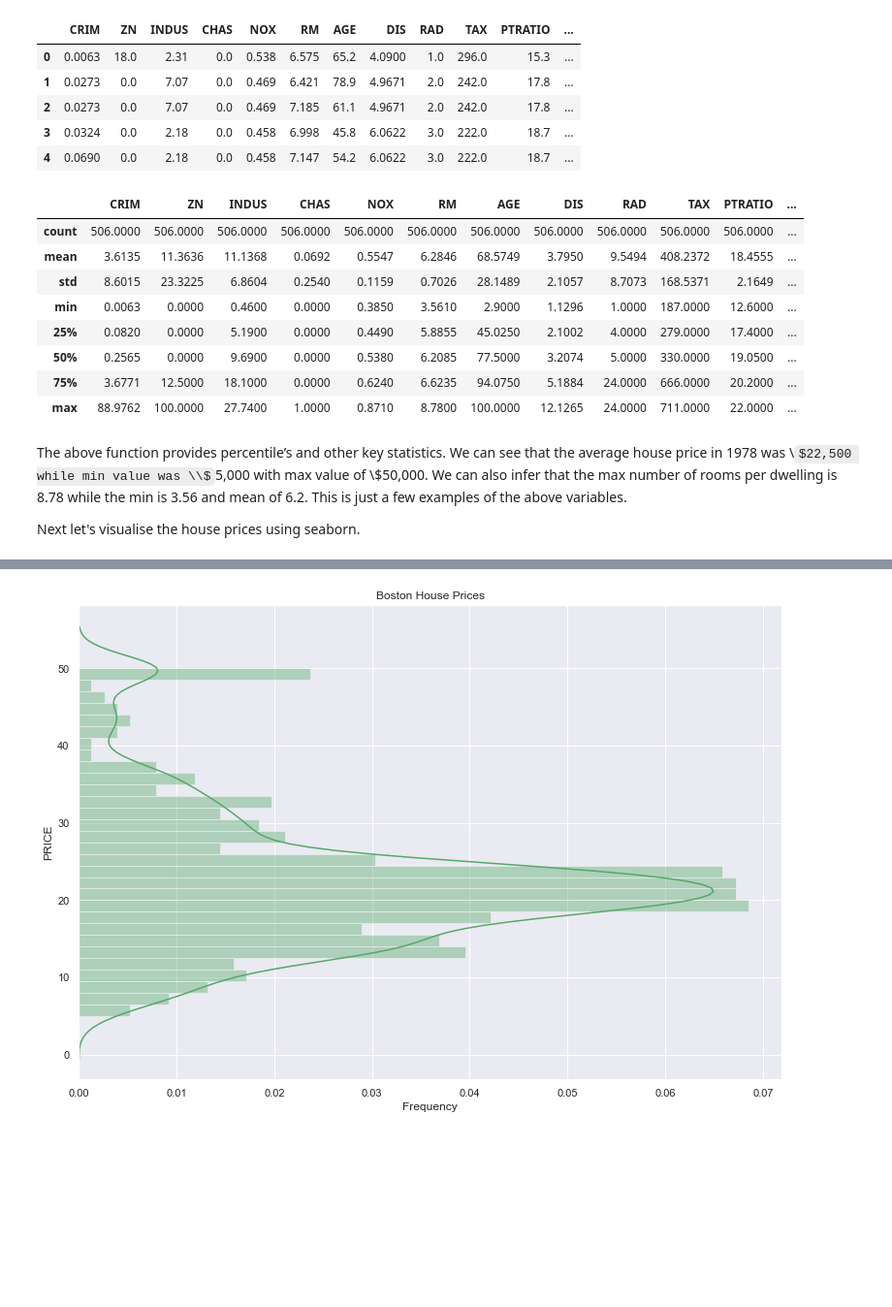
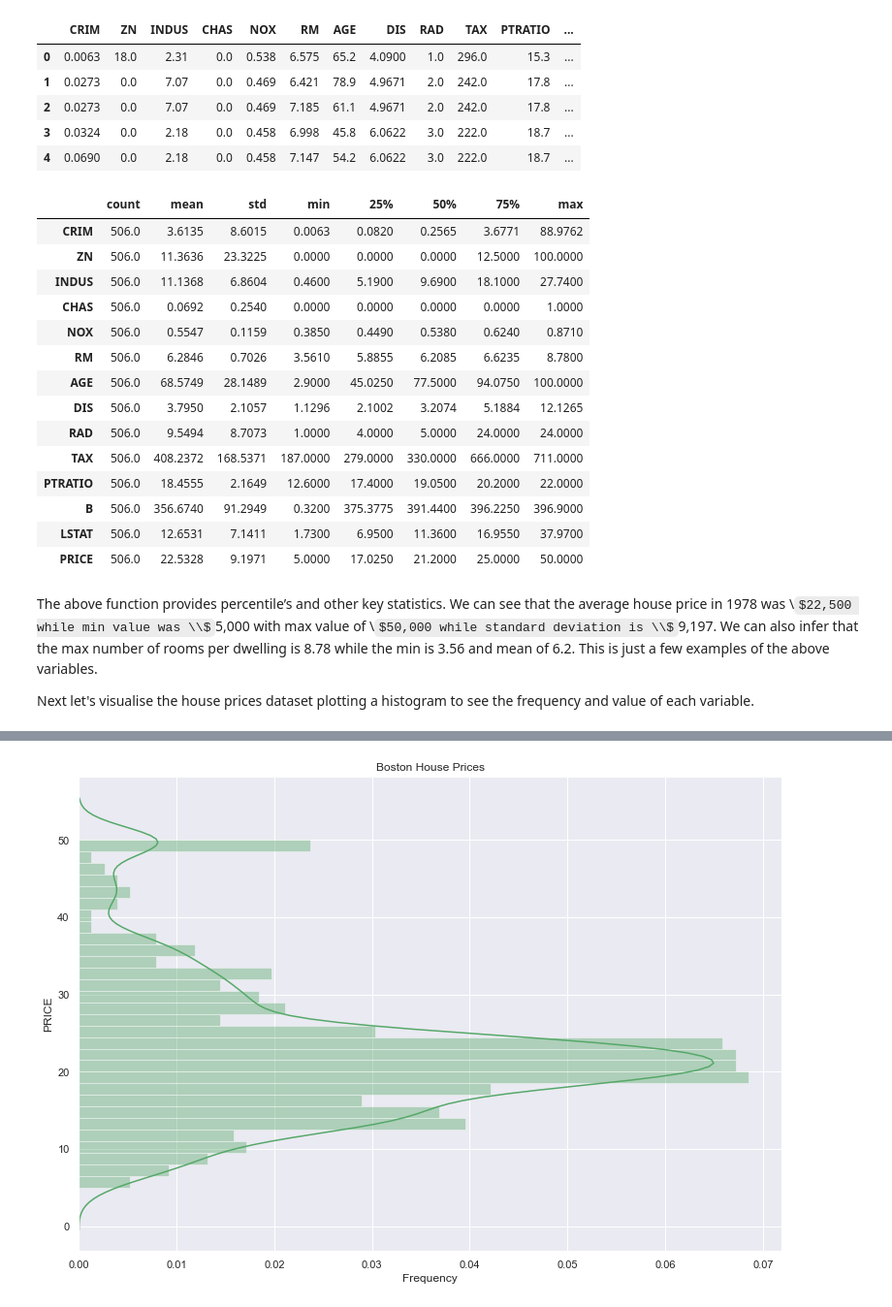
Before and after one commit to JohnADeady/ML-S-Project, a Jupyter notebook: Boston House Prices.ipynb, the cells around one changed output, grey strips where cells are left out. Shown at 97% size. Saved outputs shown, nothing was run; the diff lists cells and outputs as text; code cells hidden in the pictures; some formulas as TeX source; blank space fills up the shorter version.

```diff
--- a/Boston House Prices.ipynb
+++ b/Boston House Prices.ipynb
@@ -84,18 +84,24 @@ data.head(5).round(4)
 | 4 | 0.0690 | 0.0 | 2.18 | 0.0 | 0.458 | 7.147 | 54.2 | 6.0622 | 3.0 | 222.0 | 18.7 | ... |
 # %%
 # Run a summary statistics rounding to four deciaml place
-data.describe().round(4)
+data.describe().round(4).T
 # %% [output]
-|  | CRIM | ZN | INDUS | CHAS | NOX | RM | AGE | DIS | RAD | TAX | PTRATIO | ... |
-| count | 506.0000 | 506.0000 | 506.0000 | 506.0000 | 506.0000 | 506.0000 | 506.0000 | 506.0000 | 506.0000 | 506.0000 | 506.0000 | ... |
-| mean | 3.6135 | 11.3636 | 11.1368 | 0.0692 | 0.5547 | 6.2846 | 68.5749 | 3.7950 | 9.5494 | 408.2372 | 18.4555 | ... |
-| std | 8.6015 | 23.3225 | 6.8604 | 0.2540 | 0.1159 | 0.7026 | 28.1489 | 2.1057 | 8.7073 | 168.5371 | 2.1649 | ... |
-| min | 0.0063 | 0.0000 | 0.4600 | 0.0000 | 0.3850 | 3.5610 | 2.9000 | 1.1296 | 1.0000 | 187.0000 | 12.6000 | ... |
-| 25% | 0.0820 | 0.0000 | 5.1900 | 0.0000 | 0.4490 | 5.8855 | 45.0250 | 2.1002 | 4.0000 | 279.0000 | 17.4000 | ... |
-| 50% | 0.2565 | 0.0000 | 9.6900 | 0.0000 | 0.5380 | 6.2085 | 77.5000 | 3.2074 | 5.0000 | 330.0000 | 19.0500 | ... |
-| 75% | 3.6771 | 12.5000 | 18.1000 | 0.0000 | 0.6240 | 6.6235 | 94.0750 | 5.1884 | 24.0000 | 666.0000 | 20.2000 | ... |
-| max | 88.9762 | 100.0000 | 27.7400 | 1.0000 | 0.8710 | 8.7800 | 100.0000 | 12.1265 | 24.0000 | 711.0000 | 22.0000 | ... |
+|  | count | mean | std | min | 25% | 50% | 75% | max |
+| CRIM | 506.0 | 3.6135 | 8.6015 | 0.0063 | 0.0820 | 0.2565 | 3.6771 | 88.9762 |
+| ZN | 506.0 | 11.3636 | 23.3225 | 0.0000 | 0.0000 | 0.0000 | 12.5000 | 100.0000 |
+| INDUS | 506.0 | 11.1368 | 6.8604 | 0.4600 | 5.1900 | 9.6900 | 18.1000 | 27.7400 |
+| CHAS | 506.0 | 0.0692 | 0.2540 | 0.0000 | 0.0000 | 0.0000 | 0.0000 | 1.0000 |
+| NOX | 506.0 | 0.5547 | 0.1159 | 0.3850 | 0.4490 | 0.5380 | 0.6240 | 0.8710 |
+| RM | 506.0 | 6.2846 | 0.7026 | 3.5610 | 5.8855 | 6.2085 | 6.6235 | 8.7800 |
+| AGE | 506.0 | 68.5749 | 28.1489 | 2.9000 | 45.0250 | 77.5000 | 94.0750 | 100.0000 |
+| DIS | 506.0 | 3.7950 | 2.1057 | 1.1296 | 2.1002 | 3.2074 | 5.1884 | 12.1265 |
+| RAD | 506.0 | 9.5494 | 8.7073 | 1.0000 | 4.0000 | 5.0000 | 24.0000 | 24.0000 |
+| TAX | 506.0 | 408.2372 | 168.5371 | 187.0000 | 279.0000 | 330.0000 | 666.0000 | 711.0000 |
+| PTRATIO | 506.0 | 18.4555 | 2.1649 | 12.6000 | 17.4000 | 19.0500 | 20.2000 | 22.0000 |
+| B | 506.0 | 356.6740 | 91.2949 | 0.3200 | 375.3775 | 391.4400 | 396.2250 | 396.9000 |
+| LSTAT | 506.0 | 12.6531 | 7.1411 | 1.7300 | 6.9500 | 11.3600 | 16.9550 | 37.9700 |
+| PRICE | 506.0 | 22.5328 | 9.1971 | 5.0000 | 17.0250 | 21.2000 | 25.0000 | 50.0000 |
 # %% [markdown]
-The above function provides percentile’s and other key statistics. We can see that the average house price in 1978 was \\$22,500 while min value was \\$5,000 with max value of \\$50,000. We can also infer that the max number of rooms per dwelling is 8.78 while the min is 3.56 and mean of 6.2. This is just a few examples of the above variables.
+The above function provides percentile’s and other key statistics. We can see that the average house price in 1978 was \\$22,500 while min value was \\$5,000 with max value of \\$50,000 while standard deviation is \\$9,197. We can also infer that the max number of rooms per dwelling is 8.78 while the min is 3.56 and mean of 6.2. This is just a few examples of the above variables.
 
-Next let's visualise the house prices using seaborn.
+Next let's visualise the house prices dataset plotting a histogram to see the frequency and value of each variable.
```
Also changed, not shown: parts of 13 cells of this notebook.
